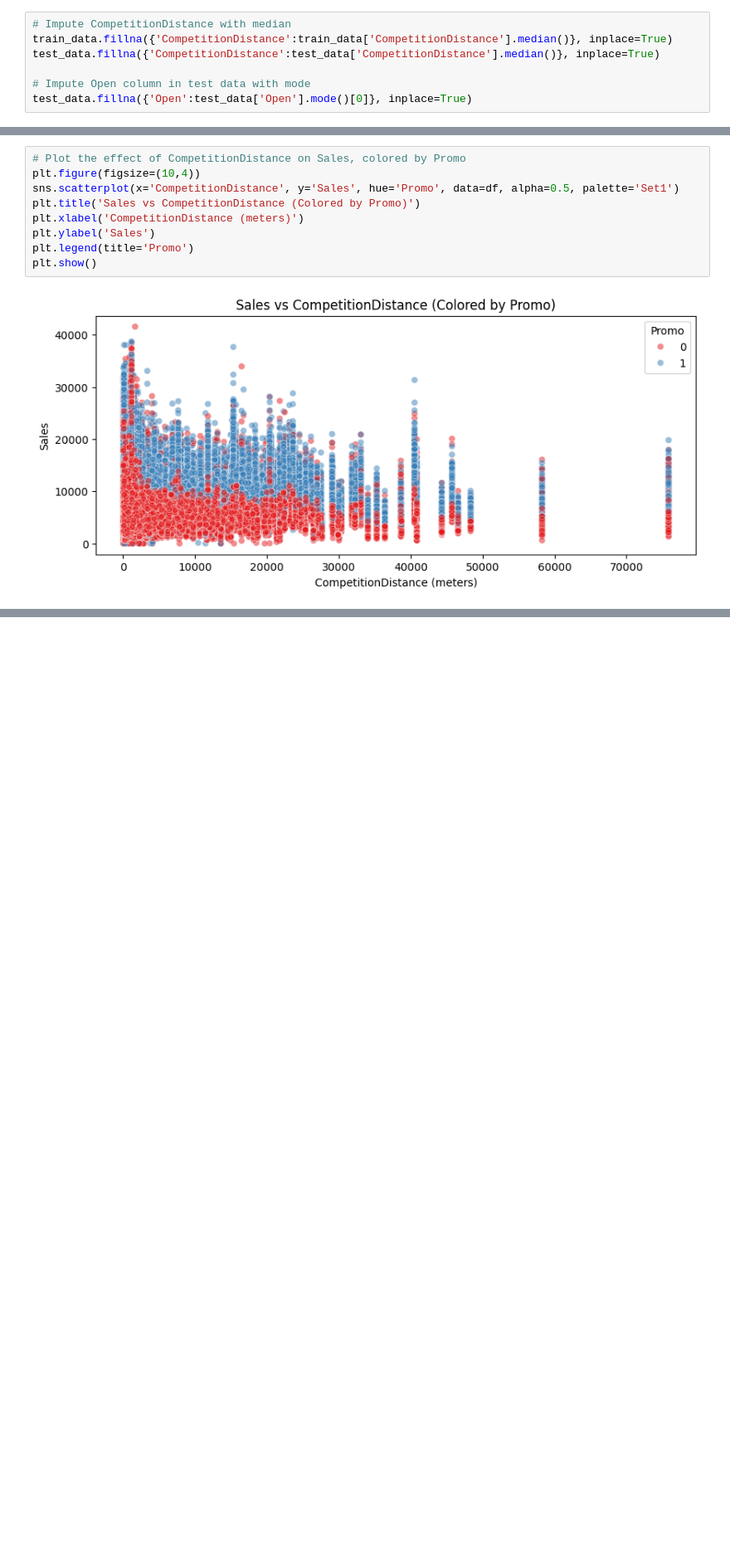
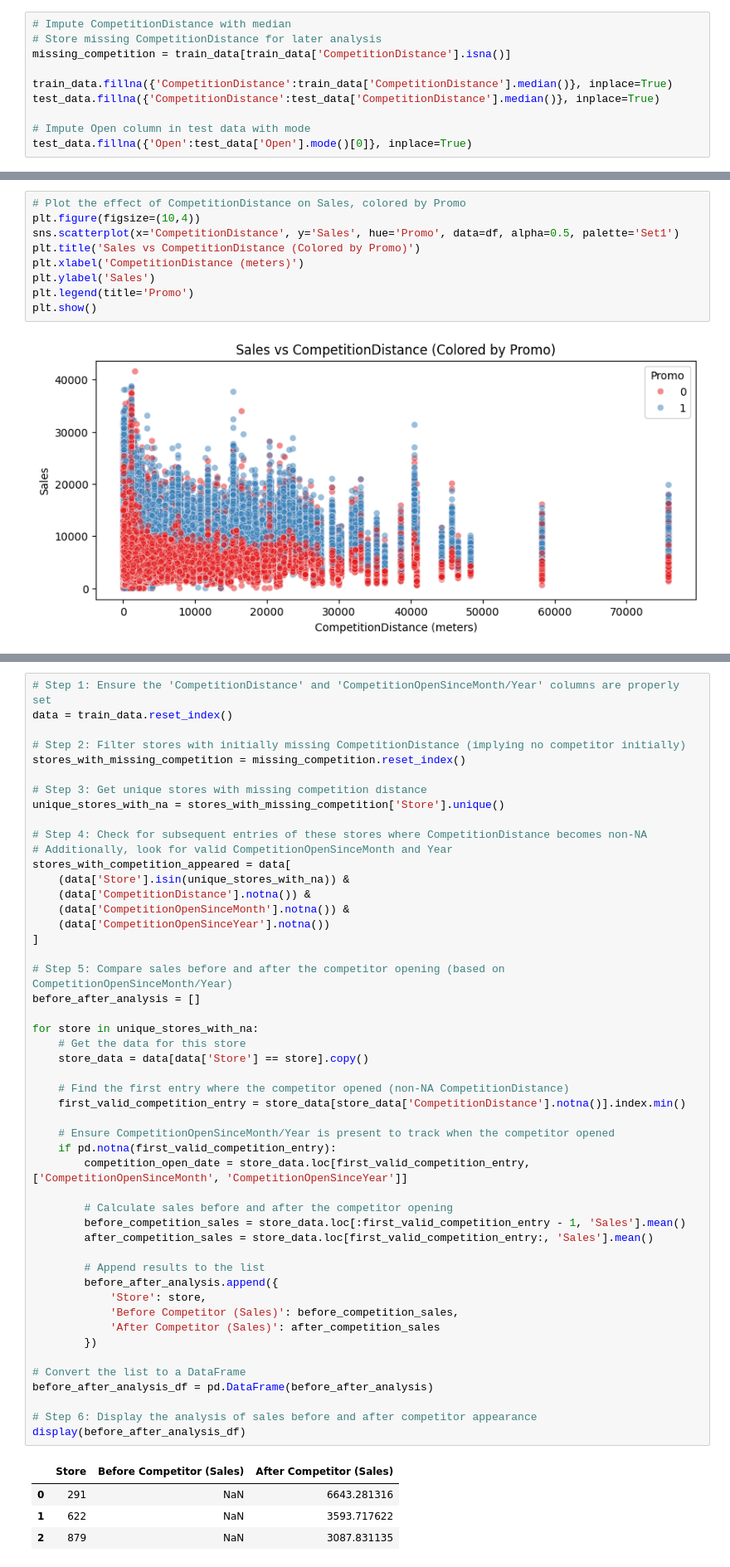
Before and after one commit to epythonlab/rossmann-pharma-sales-prediction, a Jupyter notebook: notebooks/exploratory_analysis.ipynb, the cells around one changed output, grey strips where cells are left out. Shown at 83% size. Cells and saved outputs as stored; diff of their text form; blank space fills up the shorter version.

Commit message:
stores analyzed before competitor

```diff
--- a/notebooks/exploratory_analysis.ipynb
+++ b/notebooks/exploratory_analysis.ipynb
@@ -220,6 +233,9 @@ test_data.drop(columns=cols_to_drop, axis=1, inplace=True)
 Impute low missing values with media becuase it is less sensetive to outliers
 # %%
 # Impute CompetitionDistance with median
+# Store missing CompetitionDistance for later analysis
+missing_competition = train_data[train_data['CompetitionDistance'].isna()]
+
 train_data.fillna({'CompetitionDistance':train_data['CompetitionDistance'].median()}, inplace=True)
 test_data.fillna({'CompetitionDistance':test_data['CompetitionDistance'].median()}, inplace=True)
 
@@ -626,0 +663,54 @@ plt.show()
+# %%
+# Step 1: Ensure the 'CompetitionDistance' and 'CompetitionOpenSinceMonth/Year' columns are properly set
+data = train_data.reset_index()
+
+# Step 2: Filter stores with initially missing CompetitionDistance (implying no competitor initially)
+stores_with_missing_competition = missing_competition.reset_index()
+
+# Step 3: Get unique stores with missing competition distance
+unique_stores_with_na = stores_with_missing_competition['Store'].unique()
+
+# Step 4: Check for subsequent entries of these stores where CompetitionDistance becomes non-NA
+# Additionally, look for valid CompetitionOpenSinceMonth and Year
+stores_with_competition_appeared = data[
+    (data['Store'].isin(unique_stores_with_na)) &
+    (data['CompetitionDistance'].notna()) &
+    (data['CompetitionOpenSinceMonth'].notna()) &
+    (data['CompetitionOpenSinceYear'].notna())
+]
+
+# Step 5: Compare sales before and after the competitor opening (based on CompetitionOpenSinceMonth/Year)
+before_after_analysis = []
+
+for store in unique_stores_with_na:
+    # Get the data for this store
+    store_data = data[data['Store'] == store].copy()
+
+    # Find the first entry where the competitor opened (non-NA CompetitionDistance)
+    first_valid_competition_entry = store_data[store_data['CompetitionDistance'].notna()].index.min()
+
+    # Ensure CompetitionOpenSinceMonth/Year is present to track when the competitor opened
+    if pd.notna(first_valid_competition_entry):
+        competition_open_date = store_data.loc[first_valid_competition_entry, ['CompetitionOpenSinceMonth', 'CompetitionOpenSinceYear']]
+
+        # Calculate sales before and after the competitor opening
+        before_competition_sales = store_data.loc[:first_valid_competition_entry - 1, 'Sales'].mean()
+        after_competition_sales = store_data.loc[first_valid_competition_entry:, 'Sales'].mean()
+
+        # Append results to the list
+        before_after_analysis.append({
+            'Store': store,
+            'Before Competitor (Sales)': before_competition_sales,
+            'After Competitor (Sales)': after_competition_sales
+        })
+
+# Convert the list to a DataFrame
+before_after_analysis_df = pd.DataFrame(before_after_analysis)
+
+# Step 6: Display the analysis of sales before and after competitor appearance
+display(before_after_analysis_df)
+# %% [output]
+|  | Store | Before Competitor (Sales) | After Competitor (Sales) |
+| 0 | 291 | NaN | 6643.281316 |
+| 1 | 622 | NaN | 3593.717622 |
+| 2 | 879 | NaN | 3087.831135 |
```
Also changed, not shown: parts of 11 cells of this notebook.
